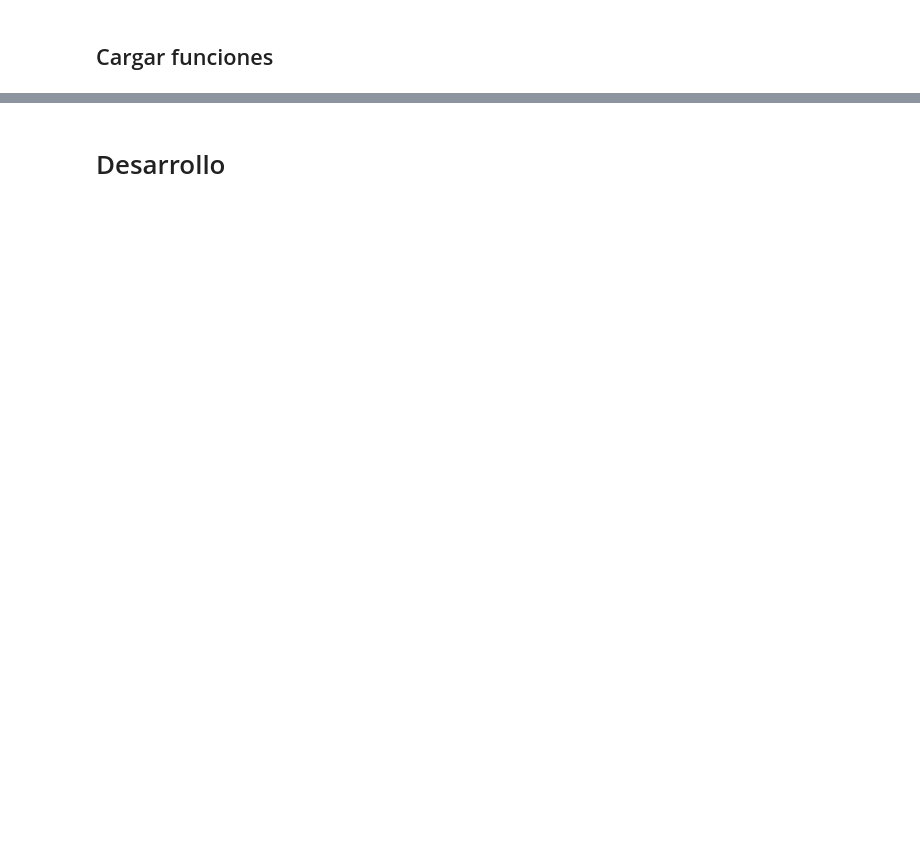
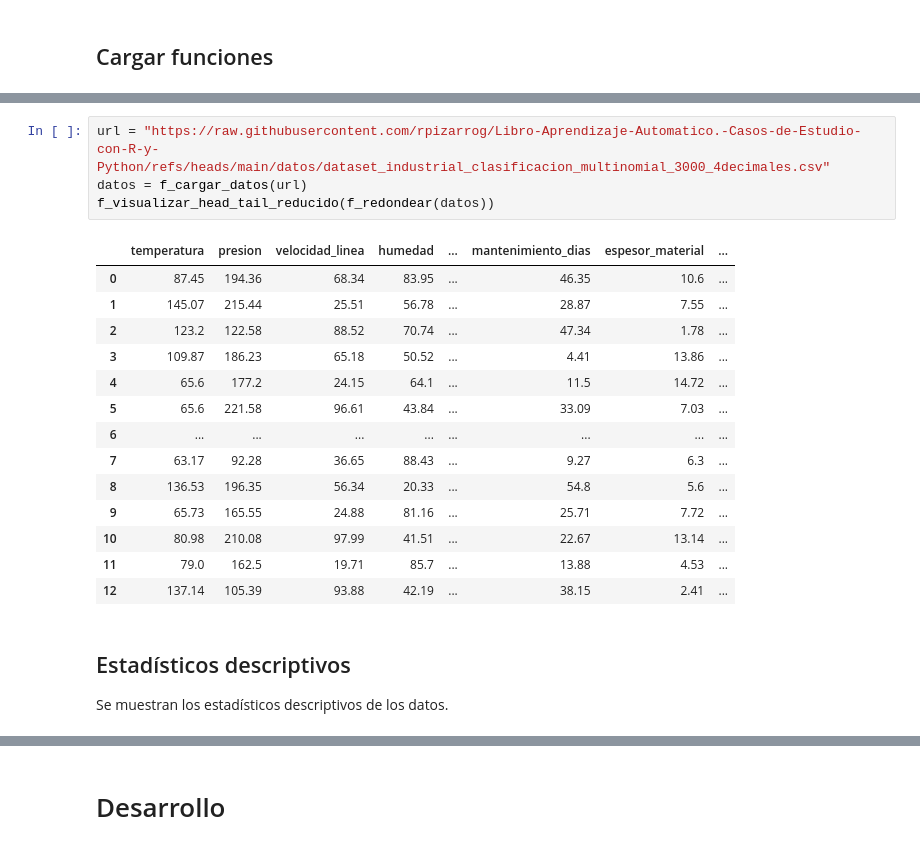
Before and after one commit to rpizarrog/Libro-Aprendizaje-Automatico.-Casos-de-Estudio-con-R-y-Python, a Jupyter notebook: Python NoteBooks/SVM_con_datos_industriales_comparado_con_Random_Forest_Arboles_regresión_logística.ipynb, the cells around one changed output, grey strips where cells are left out. Drawn from its saved outputs; the diff is of its cells as text; blank space fills up the shorter version.

```diff
--- a/Python NoteBooks/SVM_con_datos_industriales_comparado_con_Random_Forest_Arboles_regresión_logística.ipynb
+++ b/Python NoteBooks/SVM_con_datos_industriales_comparado_con_Random_Forest_Arboles_regresión_logística.ipynb
@@ -56,0 +2668,23 @@ Los datos de entrenamiento y de validación son estandarizados con los mismos cr
+# %%
+url = "https://raw.githubusercontent.com/rpizarrog/Libro-Aprendizaje-Automatico.-Casos-de-Estudio-con-R-y-Python/refs/heads/main/datos/dataset_industrial_clasificacion_multinomial_3000_4decimales.csv"
+datos = f_cargar_datos(url)
+f_visualizar_head_tail_reducido(f_redondear(datos))
+# %% [output]
+|  | temperatura | presion | velocidad_linea | humedad | ... | mantenimiento_dias | espesor_material | ... |
+| 0 | 87.45 | 194.36 | 68.34 | 83.95 | ... | 46.35 | 10.6 | ... |
+| 1 | 145.07 | 215.44 | 25.51 | 56.78 | ... | 28.87 | 7.55 | ... |
+| 2 | 123.2 | 122.58 | 88.52 | 70.74 | ... | 47.34 | 1.78 | ... |
+| 3 | 109.87 | 186.23 | 65.18 | 50.52 | ... | 4.41 | 13.86 | ... |
+| 4 | 65.6 | 177.2 | 24.15 | 64.1 | ... | 11.5 | 14.72 | ... |
+| 5 | 65.6 | 221.58 | 96.61 | 43.84 | ... | 33.09 | 7.03 | ... |
+| 6 | ... | ... | ... | ... | ... | ... | ... | ... |
+| 7 | 63.17 | 92.28 | 36.65 | 88.43 | ... | 9.27 | 6.3 | ... |
+| 8 | 136.53 | 196.35 | 56.34 | 20.33 | ... | 54.8 | 5.6 | ... |
+| 9 | 65.73 | 165.55 | 24.88 | 81.16 | ... | 25.71 | 7.72 | ... |
+| 10 | 80.98 | 210.08 | 97.99 | 41.51 | ... | 22.67 | 13.14 | ... |
+| 11 | 79.0 | 162.5 | 19.71 | 85.7 | ... | 13.88 | 4.53 | ... |
+| 12 | 137.14 | 105.39 | 93.88 | 42.19 | ... | 38.15 | 2.41 | ... |
+# %% [markdown]
+## Estadísticos descriptivos
+
+Se muestran los estadísticos descriptivos de los datos.
```
Also changed, not shown: parts of 38 cells of this notebook.
